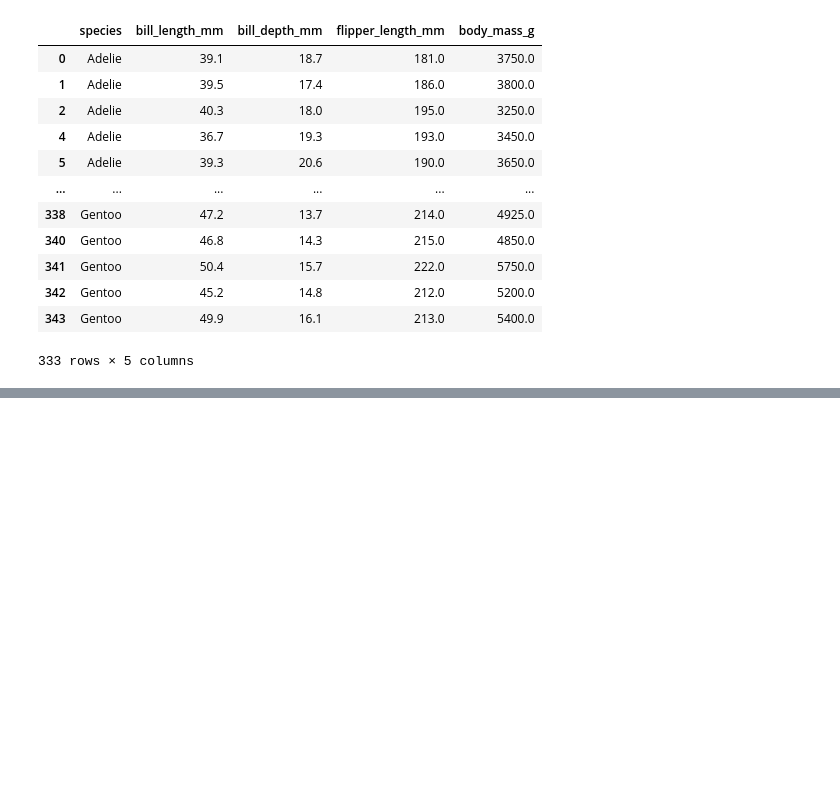
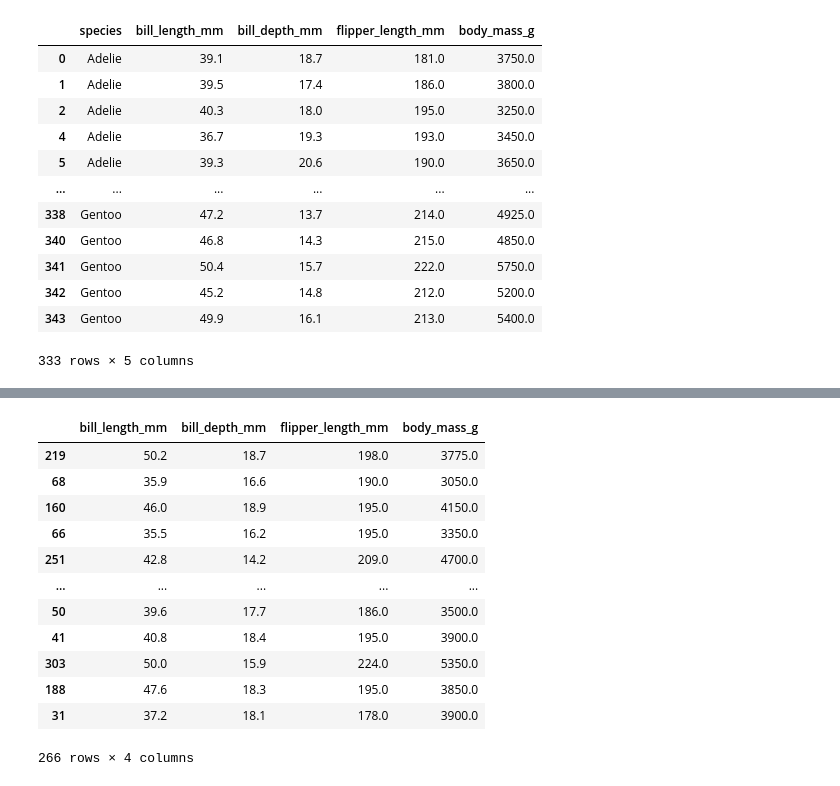
Before and after one commit to juliagolemo/Python, a Jupyter notebook: machine_learning/ml.ipynb, the cells around one changed output, grey strips where cells are left out. Saved outputs shown, nothing was run; the diff lists cells and outputs as text; code cells hidden in the pictures; blank space fills up the shorter version.

```diff
--- a/machine_learning/ml.ipynb
+++ b/machine_learning/ml.ipynb
@@ -100,0 +133,18 @@ df = df.d
+# %%
+X_train, X_test, y_train, y_test = train_test_split(X, y, test_size = 0.2, random_state = 119)
+# %%
+X_train
+# %% [output]
+|  | bill_length_mm | bill_depth_mm | flipper_length_mm | body_mass_g |
+| 219 | 50.2 | 18.7 | 198.0 | 3775.0 |
+| 68 | 35.9 | 16.6 | 190.0 | 3050.0 |
+| 160 | 46.0 | 18.9 | 195.0 | 4150.0 |
+| 66 | 35.5 | 16.2 | 195.0 | 3350.0 |
+| 251 | 42.8 | 14.2 | 209.0 | 4700.0 |
+| ... | ... | ... | ... | ... |
+| 50 | 39.6 | 17.7 | 186.0 | 3500.0 |
+| 41 | 40.8 | 18.4 | 195.0 | 3900.0 |
+| 303 | 50.0 | 15.9 | 224.0 | 5350.0 |
+| 188 | 47.6 | 18.3 | 195.0 | 3850.0 |
+| 31 | 37.2 | 18.1 | 178.0 | 3900.0 |
+266 rows × 4 columns
```
Also changed, not shown: parts of 7 cells of this notebook.
